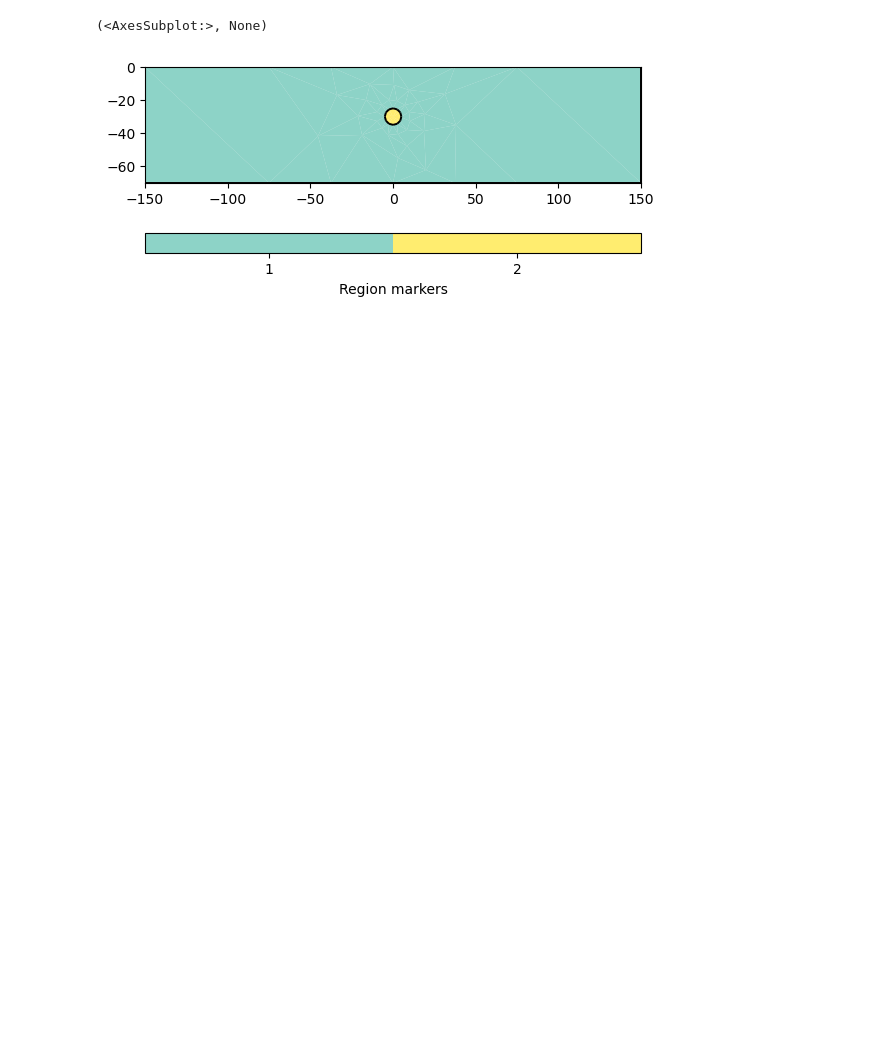
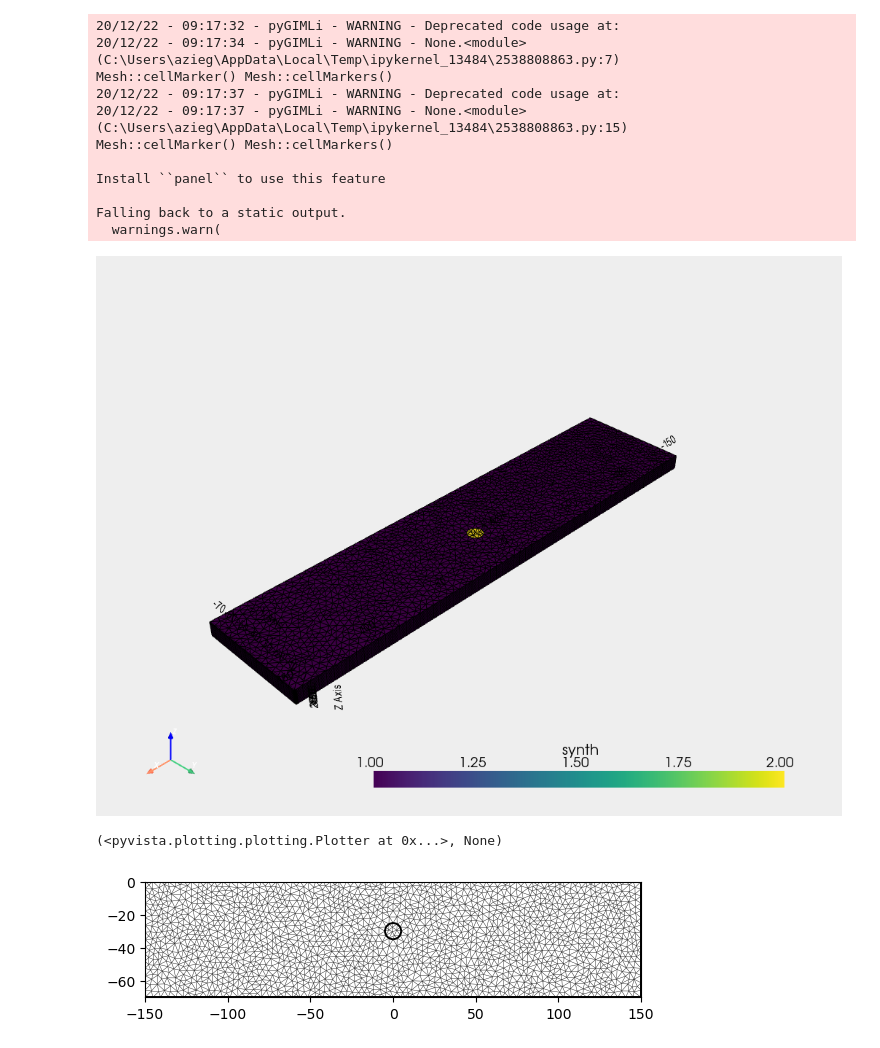
Before and after one commit to ZiegAnt/ResearchModule, a Jupyter notebook: RM_geomagnetic_test.ipynb, the cells around one changed output. Drawn from its saved outputs; the diff is of its cells as text; code cells hidden in the pictures; blank space fills up the shorter version.

Commit message:
added labels

```diff
--- a/RM_geomagnetic_test.ipynb
+++ b/RM_geomagnetic_test.ipynb
@@ -7,14 +10,37 @@ from pygimli.physics.gravimetry import MagneticsModelling
 # %%
 # Create layered subsurface
 world = mt.createWorld([-150,-70], [150, 0])
 circle = mt.createCircle(pos=[0, -30], radius=5, marker=2)
 geom = world + circle
 mesh = mt.createMesh(geom, area=10)
 
-pg.show(geom)
+vv = np.array(mesh.cellMarker()) # List with RegionMarker for each cell
+mesh["synth"] = vv
+
+pg.show(mesh, showMesh=True, label="synth")
+
+z=np.linspace(1,10,11)
+mesh3d = mt.createMesh3D(mesh, z, topMarker=0, bottomMarker=0)
+
+v = np.array(mesh3d.cellMarker()) # List with RegionMarker for each cell
+mesh3d["synth"] = v
+
+pg.show(mesh3d, showMesh=True, label="synth")
 # %% [output]
-(<AxesSubplot:>, None)
+20/12/22 - 09:17:32 - pyGIMLi - WARNING - Deprecated code usage at:
+20/12/22 - 09:17:34 - pyGIMLi - WARNING - None.<module>(C:\Users\azieg\AppData\Local\Temp\ipykernel_13484\2538808863.py:7)
+Mesh::cellMarker() Mesh::cellMarkers()
+20/12/22 - 09:17:37 - pyGIMLi - WARNING - Deprecated code usage at:
+20/12/22 - 09:17:37 - pyGIMLi - WARNING - None.<module>(C:\Users\azieg\AppData\Local\Temp\ipykernel_13484\2538808863.py:15)
+Mesh::cellMarker() Mesh::cellMarkers()
+
+Install ``panel`` to use this feature
+
+Falling back to a static output.
+  warnings.warn(
-[figure, old version]
+[figure, new version]
+(<pyvista.plotting.plotting.Plotter at 0x...>, None)
+[figure, added]
 # %%
 F, I, D = 50000e-9, 75, 25
 H = F * np.cos(np.deg2rad(I))
```
Also changed, not shown: parts of 7 cells of this notebook, 15 other files.
